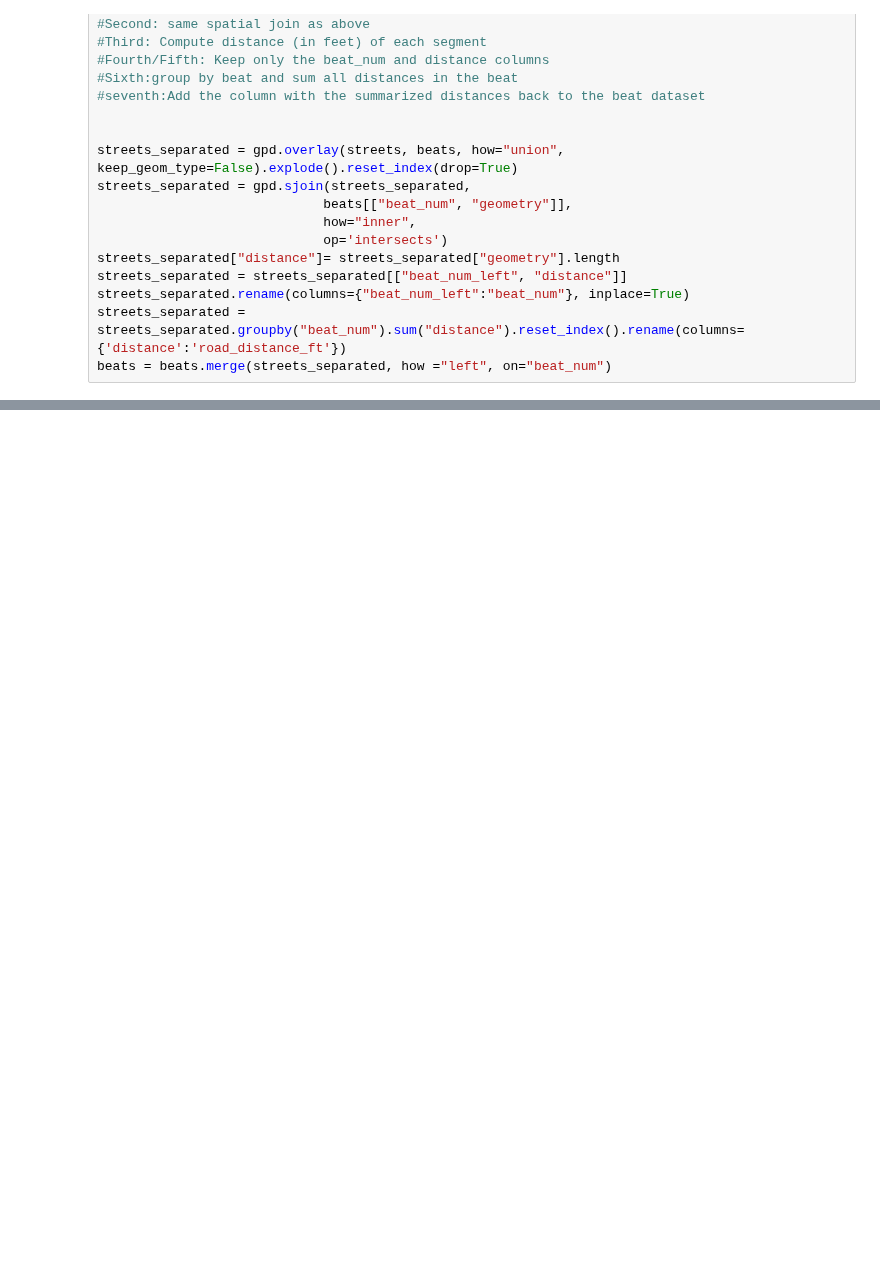
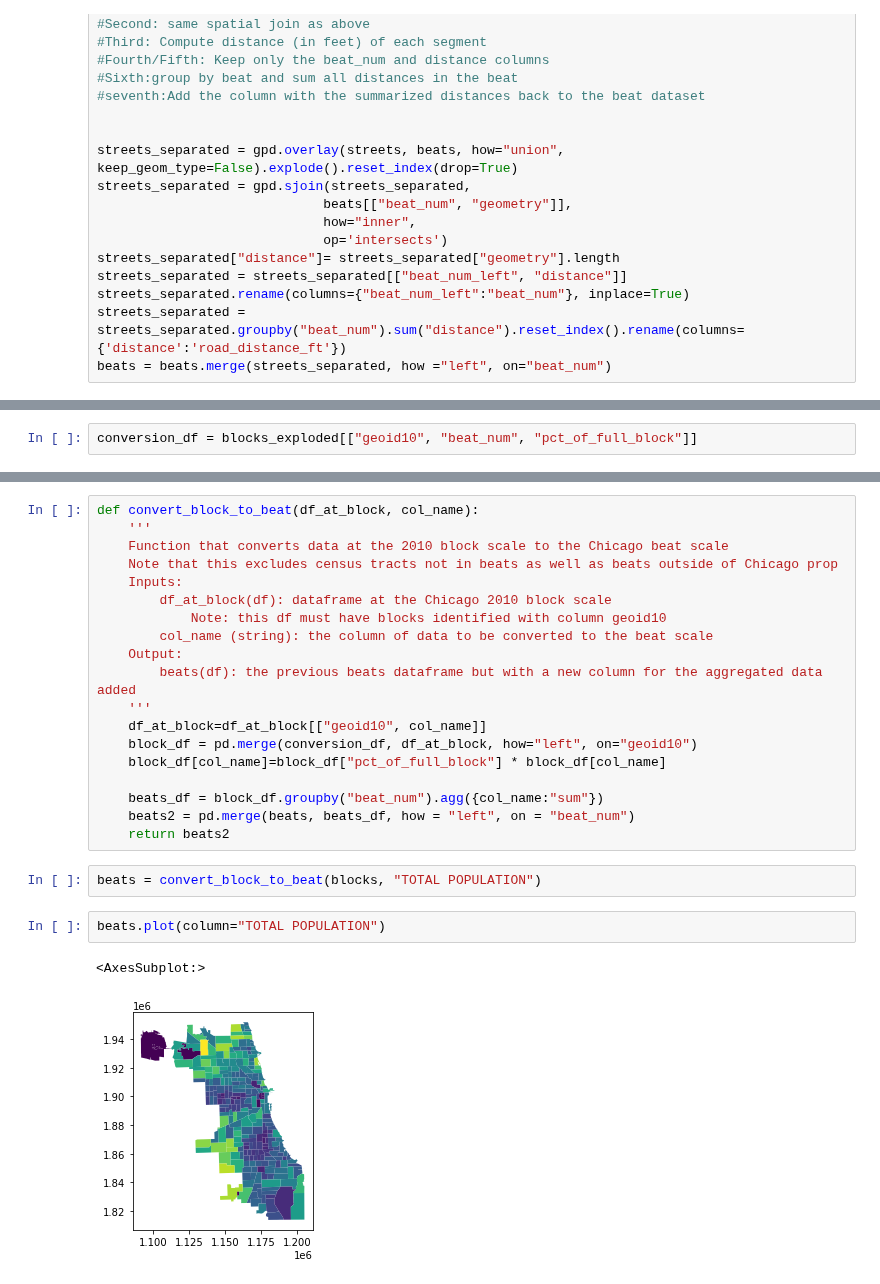
Before and after one commit to Deckart2/capp_30254_crime_forcasting, a Jupyter notebook: scripts/Geoprocessing.ipynb, the cells around one changed output, grey strips where cells are left out. Cells and saved outputs as stored; diff of their text form; blank space fills up the shorter version.

```diff
--- a/scripts/Geoprocessing.ipynb
+++ b/scripts/Geoprocessing.ipynb
@@ -94,0 +202,2 @@ beats
+# %%
+conversion_df = blocks_exploded[["geoid10", "beat_num", "pct_of_full_block"]]
@@ -94,0 +218,26 @@ beats
+# %%
+def convert_block_to_beat(df_at_block, col_name):
+    '''
+    Function that converts data at the 2010 block scale to the Chicago beat scale
+    Note that this excludes census tracts not in beats as well as beats outside of Chicago prop
+    Inputs:
+        df_at_block(df): dataframe at the Chicago 2010 block scale
+            Note: this df must have blocks identified with column geoid10
+        col_name (string): the column of data to be converted to the beat scale
+    Output:
+        beats(df): the previous beats dataframe but with a new column for the aggregated data added
+    '''
+    df_at_block=df_at_block[["geoid10", col_name]]
+    block_df = pd.merge(conversion_df, df_at_block, how="left", on="geoid10")
+    block_df[col_name]=block_df["pct_of_full_block"] * block_df[col_name]
+
+    beats_df = block_df.groupby("beat_num").agg({col_name:"sum"})
+    beats2 = pd.merge(beats, beats_df, how = "left", on = "beat_num")
+    return beats2
+# %%
+beats = convert_block_to_beat(blocks, "TOTAL POPULATION")
+# %%
+beats.plot(column="TOTAL POPULATION")
+# %% [output]
+<AxesSubplot:>
+[figure, added]
```
Also changed, not shown: parts of 20 cells of this notebook.
